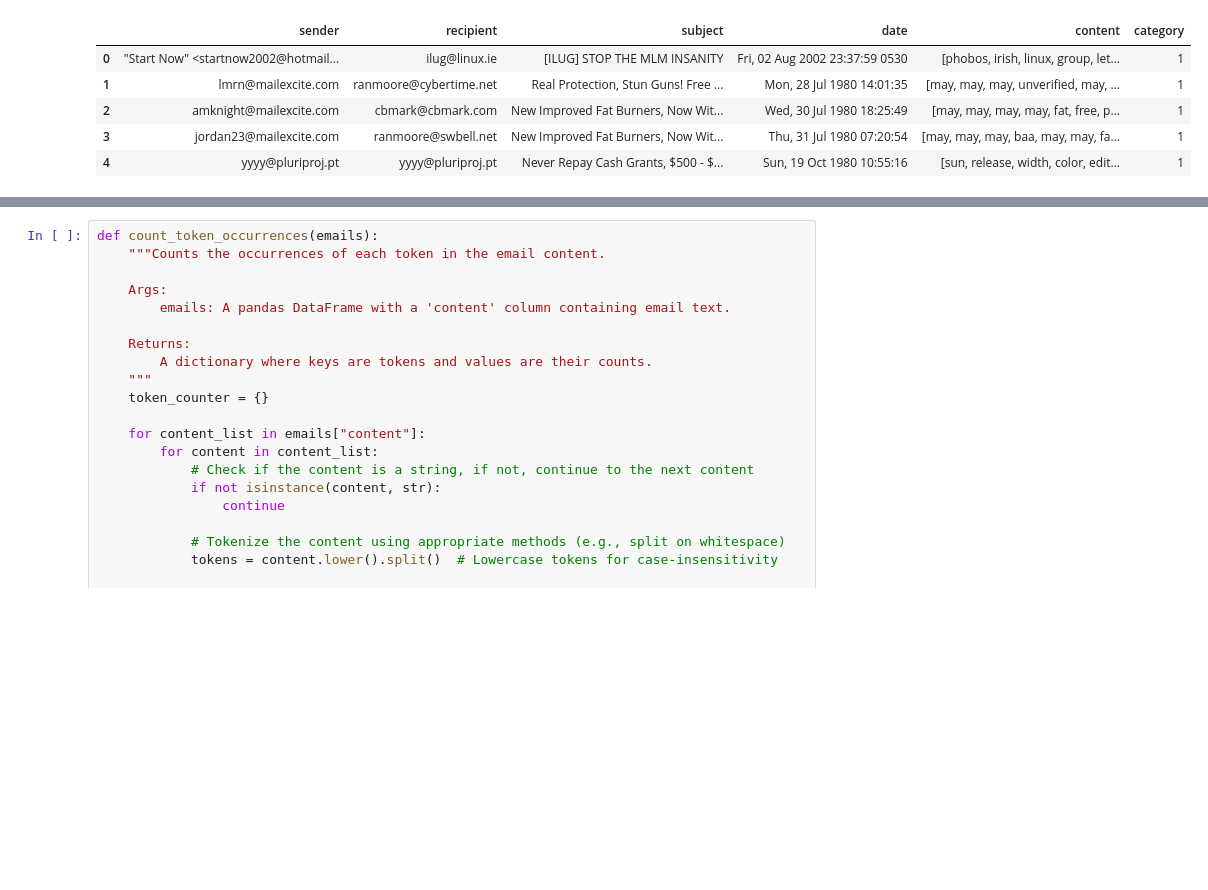
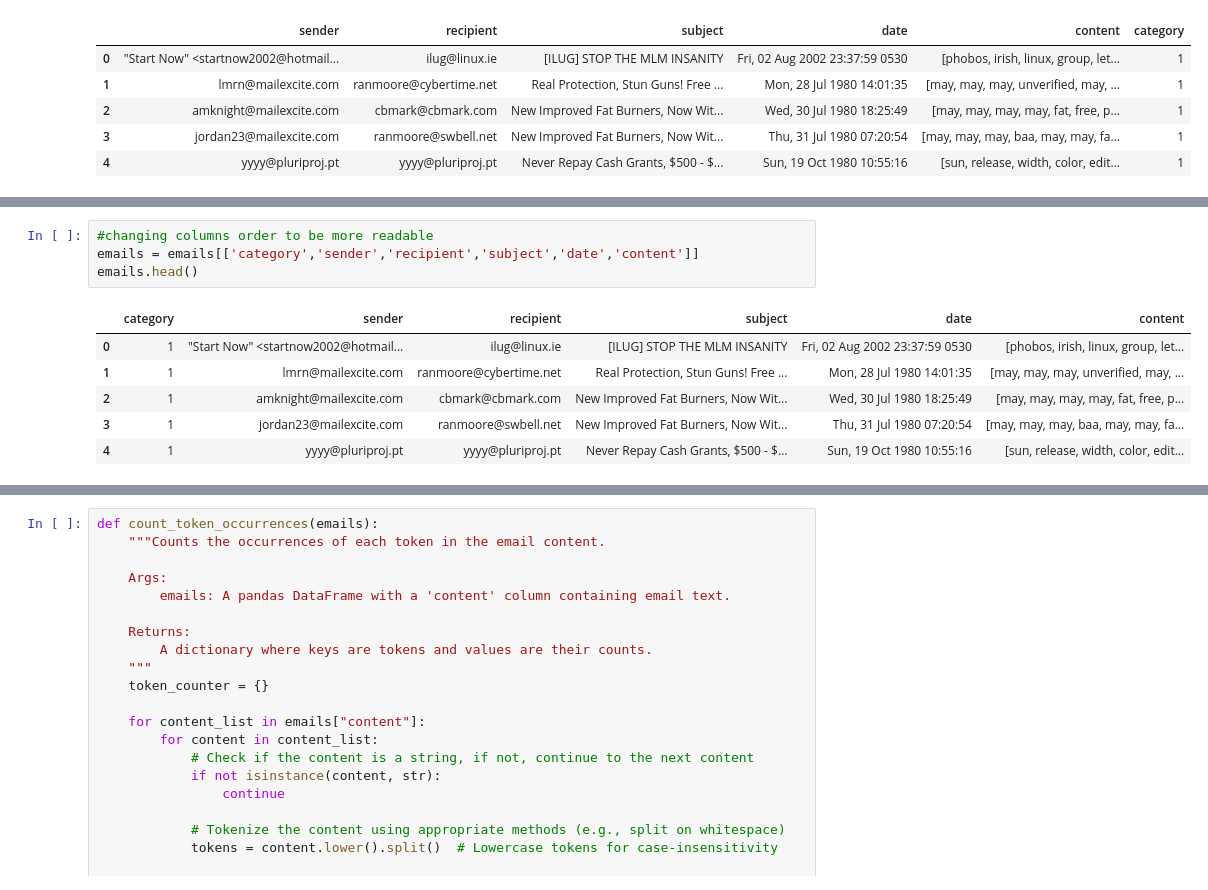
Before and after one commit to Nawel-Bellil/Natural-Language-Processing-Spam-Classification, a Jupyter notebook: mc datathon/st_pt.ipynb, the cells around one changed output, grey strips where cells are left out. Saved outputs shown, nothing was run; the diff lists cells and outputs as text; blank space fills up the shorter version.

```diff
--- a/mc datathon/st_pt.ipynb
+++ b/mc datathon/st_pt.ipynb
@@ -199 +199,12 @@ category
 Name: count, dtype: int64
+# %%
+#changing columns order to be more readable
+emails = emails[['category','sender','recipient','subject','date','content']]
+emails.head()
+# %% [output]
+|  | category | sender | recipient | subject | date | content |
+| 0 | 1 | "Start Now" <startnow2002@hotmail... | ilug@linux.ie | [ILUG] STOP THE MLM INSANITY | Fri, 02 Aug 2002 23:37:59 0530 | [phobos, irish, linux, group, let... |
+| 1 | 1 | lmrn@mailexcite.com | ranmoore@cybertime.net | Real Protection, Stun Guns! Free ... | Mon, 28 Jul 1980 14:01:35 | [may, may, may, unverified, may, ... |
+| 2 | 1 | amknight@mailexcite.com | cbmark@cbmark.com | New Improved Fat Burners, Now Wit... | Wed, 30 Jul 1980 18:25:49 | [may, may, may, may, fat, free, p... |
+| 3 | 1 | jordan23@mailexcite.com | ranmoore@swbell.net | New Improved Fat Burners, Now Wit... | Thu, 31 Jul 1980 07:20:54 | [may, may, may, baa, may, may, fa... |
+| 4 | 1 | yyyy@pluriproj.pt | yyyy@pluriproj.pt | Never Repay Cash Grants, $500 - $... | Sun, 19 Oct 1980 10:55:16 | [sun, release, width, color, edit... |
```
Also changed, not shown: parts of 11 cells of this notebook.
